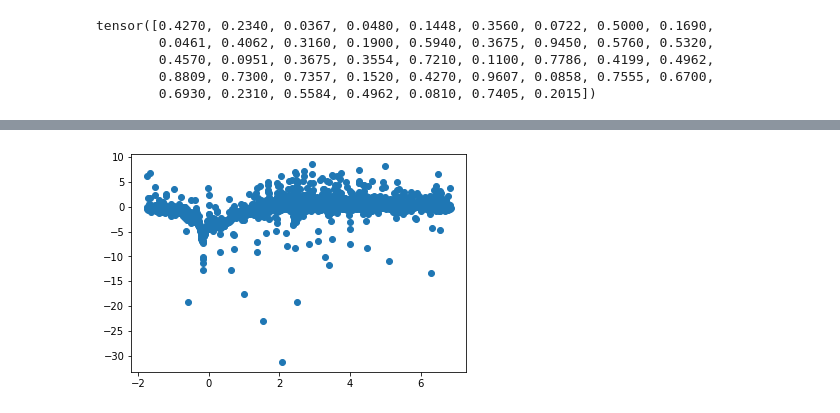
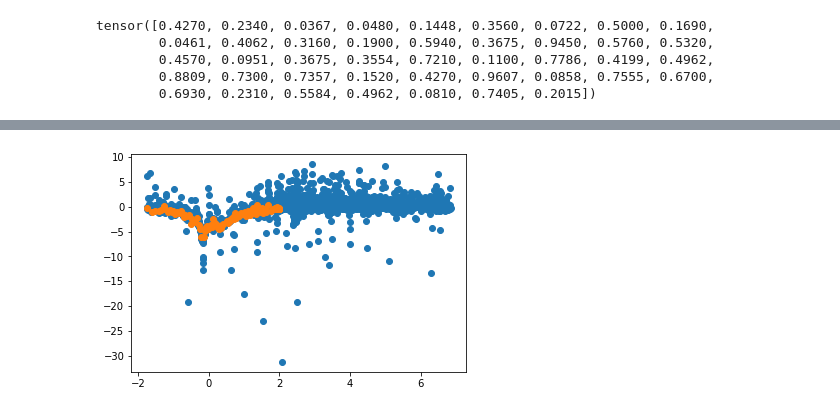
Before and after one commit to haimengzhao/magic-microlensing, a Jupyter notebook: KMT/KMT_reg.ipynb, the cells around one changed output, grey strips where cells are left out. Drawn from its saved outputs; the diff is of its cells as text; code cells hidden in the pictures.

```diff
--- a/KMT/KMT_reg.ipynb
+++ b/KMT/KMT_reg.ipynb
@@ -431,27 +431,28 @@ lc_pred = np.stack([times, mag], axis=-1)
 # %%
 data = []
 for root, dirs, files in os.walk(targetdir + 'KMT-2019-BLG-' + eventid_list[num]):
     for f in files:
         if 'V' not in f:
             p = re.compile('___')
             file = open(f'{targetdir}KMT-2019-BLG-{eventid_list[num]}/{f}', 'r+')
             lines = [line for line in file.readlines() if p.search(line) is None]
             file.seek(0)
             file.truncate(0)
             file.writelines(lines)
             file.close()
 
             data.append(np.loadtxt(f'{targetdir}KMT-2019-BLG-{eventid_list[num]}/{f}'))
 data = np.vstack(data)
 data = data[np.argsort(data[:, 0])]
 params = np.loadtxt(targetdir + 'params.csv', delimiter=',', skiprows=1)
 params = params[params[:, 0]==int(eventid_list[num])].flatten()
 data[:, 0] = (data[:, 0] - params[1]) / params[2]
 data[:, 3] = (data[:, 3] - params[-1]) / 0.2
 plt.scatter(data[:, 0], data[:, 3])
+plt.scatter(X_even[num, :, 0], X_even[num, :, 1])
 plt.show()
 # %% [output]
-[figure, old version]
+[figure, new version]
 # %%
 print(q[num], 10**sample[0, 2])
 print(10**sample[0, -1])
```
Also changed, not shown: parts of 20 cells of this notebook.
